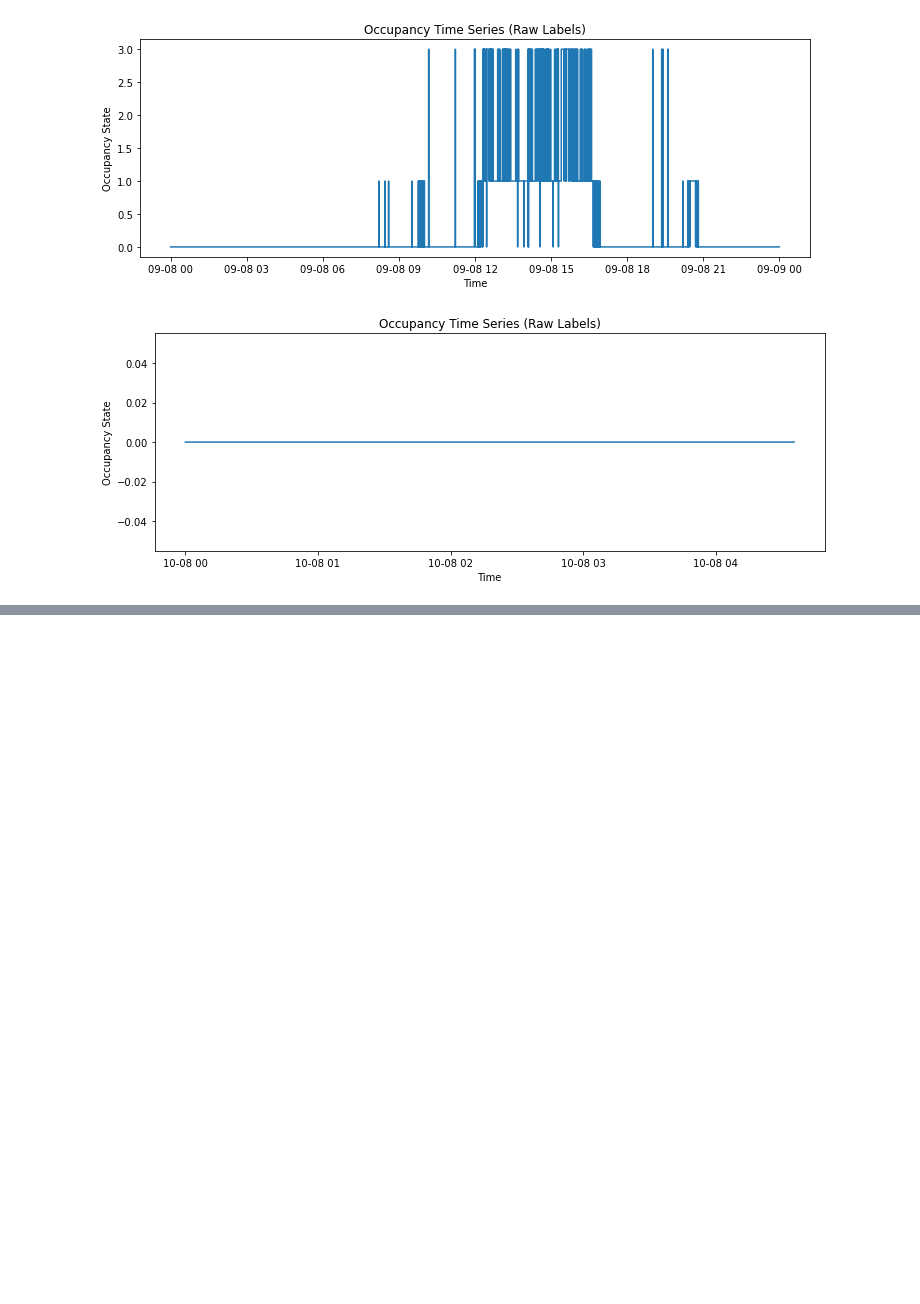
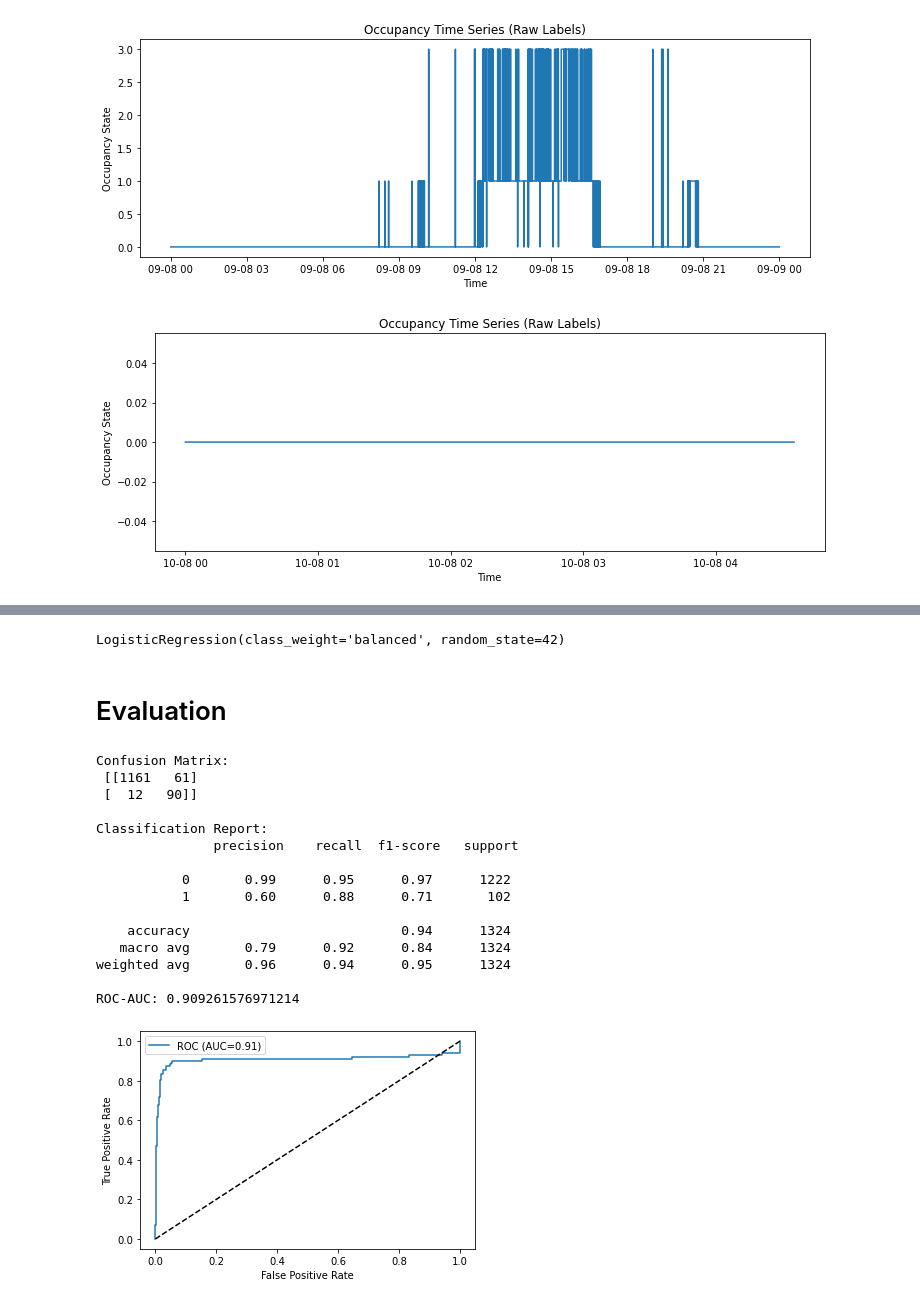
Before and after one commit to Grace-5507/Office-Occupancy-Prediction, a Jupyter notebook: PIRvision_FoG_presence_detection.ipynb, the cells around one changed output, grey strips where cells are left out. Cells and saved outputs as stored; diff of their text form; code cells hidden in the pictures; blank space fills up the shorter version.

Commit message:
LogisticRegression

```diff
--- a/PIRvision_FoG_presence_detection.ipynb
+++ b/PIRvision_FoG_presence_detection.ipynb
@@ -1044,0 +1091,18 @@ Naive MAE: 0.0
+# %%
+from sklearn.model_selection import train_test_split
+
+# Features (exclude Label)
+X = train_df.drop(columns=["Label", "occupied"])
+y = train_df["occupied"]
+
+# Oct block separately (stress test later)
+X_oct = test_df_oct.drop(columns=["Label", "occupied"])
+y_oct = test_df_oct["occupied"]
+# %%
+X = train_df.drop(columns=["Label", "occupied", "Date", "Time"])
+X_oct = test_df_oct.drop(columns=["Label", "occupied", "Date", "Time"])
+# %%
+split_index = int(len(X) * 0.8)
+
+X_train, X_test = X.iloc[:split_index], X.iloc[split_index:]
+y_train, y_test = y.iloc[:split_index], y.iloc[split_index:]
@@ -1044,0 +1111,48 @@ Naive MAE: 0.0
+# %%
+# Logistic Regression with class weights
+from sklearn.linear_model import LogisticRegression
+
+model = LogisticRegression(class_weight="balanced", random_state=42)
+model.fit(X_train, y_train)
+# %% [output]
+LogisticRegression(class_weight='balanced', random_state=42)
+# %% [markdown]
+# Evaluation
+# %%
+from sklearn.metrics import classification_report, confusion_matrix, roc_auc_score, roc_curve
+import matplotlib.pyplot as plt
+from sklearn.metrics import ConfusionMatrixDisplay
+y_pred = model.predict(X_test)
+y_proba = model.predict_proba(X_test)[:, 1]
+
+
+
+print("Confusion Matrix:\n", confusion_matrix(y_test, y_pred))
+print("\nClassification Report:\n", classification_report(y_test, y_pred))
+print("ROC-AUC:", roc_auc_score(y_test, y_proba))
+
+# Plot ROC curve
+fpr, tpr, _ = roc_curve(y_test, y_proba)
+plt.plot(fpr, tpr, label=f"ROC (AUC={roc_auc_score(y_test, y_proba):.2f})")
+plt.plot([0, 1], [0, 1], "k--")
+plt.xlabel("False Positive Rate")
+plt.ylabel("True Positive Rate")
+plt.legend()
+plt.show()
+# %% [output]
+Confusion Matrix:
+ [[1161   61]
+ [  12   90]]
+
+Classification Report:
+               precision    recall  f1-score   support
+
+           0       0.99      0.95      0.97      1222
+           1       0.60      0.88      0.71       102
+
+    accuracy                           0.94      1324
+   macro avg       0.79      0.92      0.84      1324
+weighted avg       0.96      0.94      0.95      1324
+
+ROC-AUC: 0.909261576971214
+[figure, added]
```
Also changed, not shown: parts of 71 cells of this notebook.
